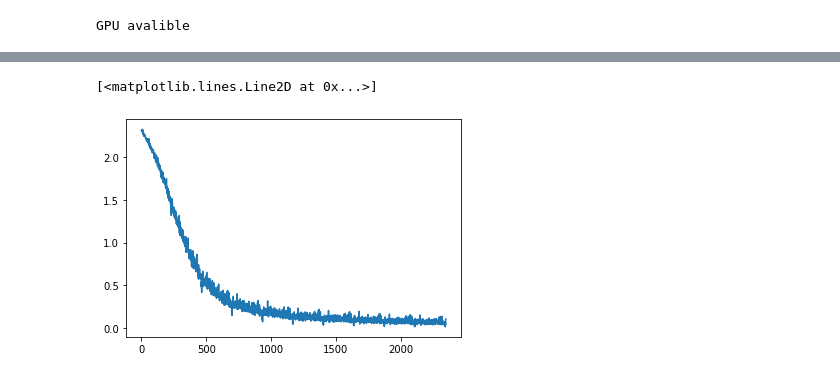
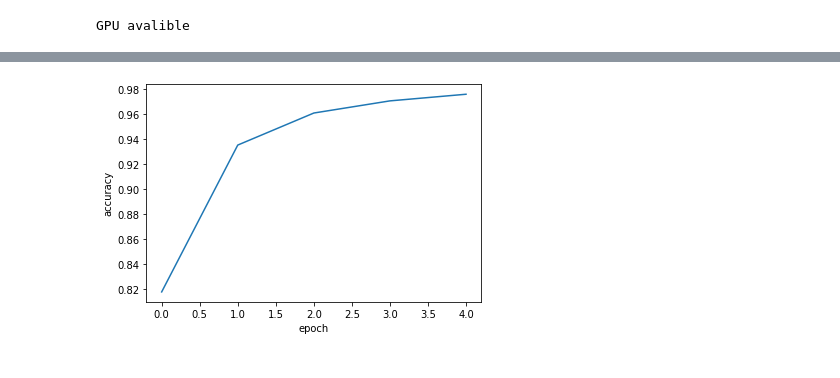
Before and after one commit to AndrewCDownie/Classwork, a Jupyter notebook: Assignment7.ipynb, the cells around one changed output, grey strips where cells are left out. Saved outputs shown, nothing was run; the diff lists cells and outputs as text; code cells hidden in the pictures.

Commit message:
update with training

```diff
--- a/Assignment7.ipynb
+++ b/Assignment7.ipynb
@@ -113,11 +113,12 @@ class Net(nn.Module):
 import torchvision
 import os
 batch_size_train = 256
+batch_size_test = 256
 train_loader = torch.utils.data.DataLoader(
     torchvision.datasets.MNIST("/files/",train=True,download=True,transform = torchvision.transforms.Compose([torchvision.transforms.Resize((32,32), interpolation=2),torchvision.transforms.ToTensor()])),shuffle = False,batch_size = batch_size_train
 )
 test_loader = torch.utils.data.DataLoader(
-    torchvision.datasets.MNIST("/files/",train=False,download=True,transform = torchvision.transforms.Compose([torchvision.transforms.Resize((32,32), interpolation=2),torchvision.transforms.ToTensor()])),batch_size = 1
+    torchvision.datasets.MNIST("/files/",train=False,download=True,transform = torchvision.transforms.Compose([torchvision.transforms.Resize((32,32), interpolation=2),torchvision.transforms.ToTensor()])),batch_size = batch_size_test
 )
 # %%
 import torch
@@ -184,5 +260,0 @@ done: 200
-# %%
-plt.plot(losses)
-# %% [output]
-[<matplotlib.lines.Line2D at 0x...>]
-[figure, removed]
@@ -188,0 +265,7 @@ plt.plot(losses)
+# %%
+plt.plot(test_epoch_accuracies)
+plt.xlabel("epoch")
+plt.ylabel("accuracy")
+plt.savefig("epoch vs accuracy Test")
+# %% [output]
+[figure, added]
```
Also changed, not shown: parts of 7 cells of this notebook.
